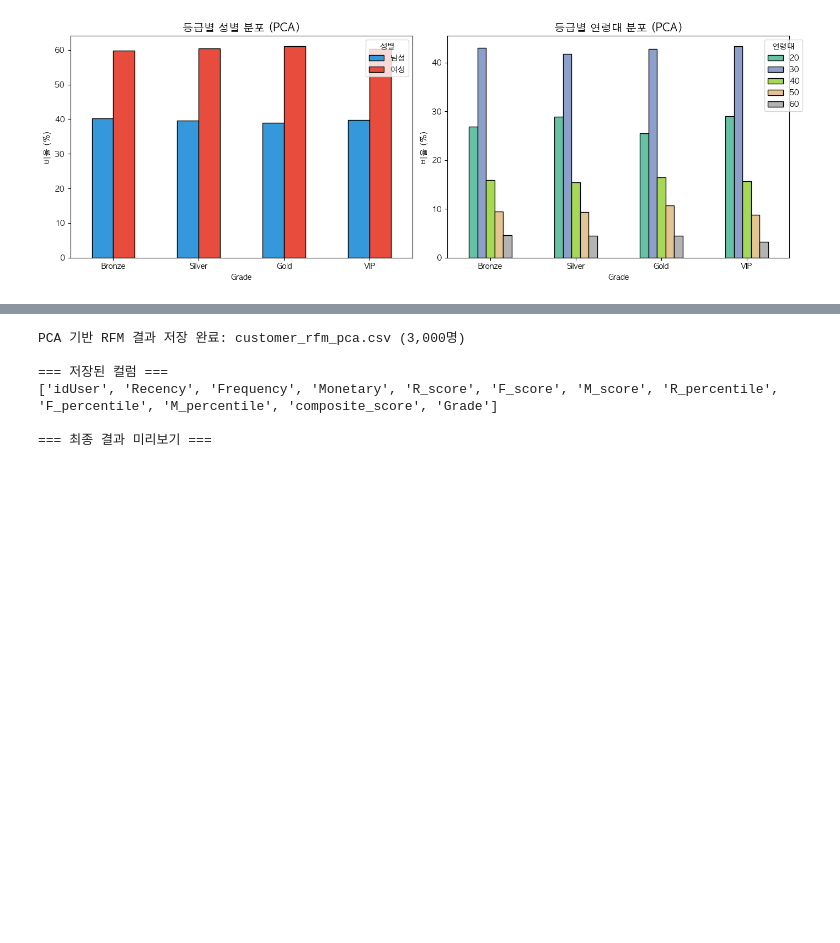
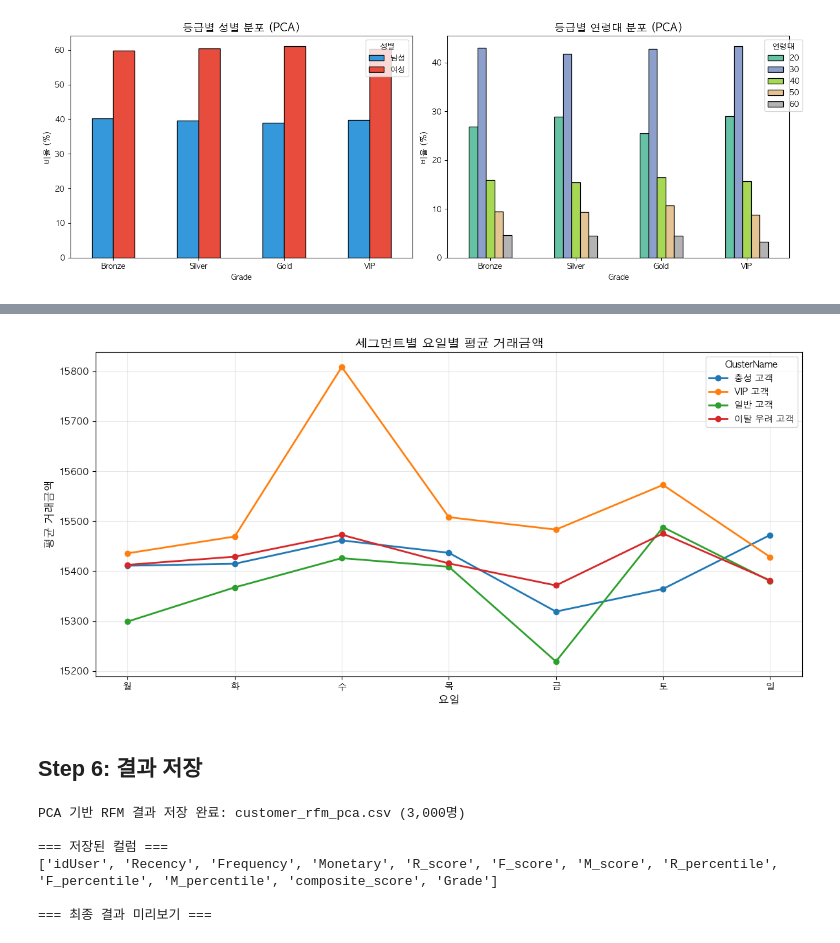
Before and after one commit to wjdwhddls/Bigdata, a Jupyter notebook: analysis/RFM.ipynb, the cells around one changed output, grey strips where cells are left out. Saved outputs shown, nothing was run; the diff lists cells and outputs as text; code cells hidden in the pictures; blank space fills up the shorter version.

```diff
--- a/analysis/RFM.ipynb
+++ b/analysis/RFM.ipynb
@@ -1232,3 +498,34 @@ plt.show()
+# %%
+# =============================================
+# Step 5-7: 시각화 - 세그먼트별 요일별 평균 거래금액
+# =============================================
+
+day_order = ['월', '화', '수', '목', '금', '토', '일']
+day_map = {0: '월', 1: '화', 2: '수', 3: '목', 4: '금', 5: '토', 6: '일'}
+
+df_with_grade['DayOfWeek'] = df_with_grade['OrderDT'].dt.dayofweek.map(day_map)
+
+# 세그먼트별 요일별 평균 거래금액
+dow_avg = df_with_grade.groupby(['ClusterName', 'DayOfWeek'])['Price'].mean().reset_index()
+
+fig, ax = plt.subplots(figsize=(12, 6))
+
+for name in ['충성 고객', 'VIP 고객', '일반 고객', '이탈 우려 고객']:
+    subset = dow_avg[dow_avg['ClusterName'] == name]
+    subset = subset.set_index('DayOfWeek').reindex(day_order).reset_index()
+    ax.plot(subset['DayOfWeek'], subset['Price'], marker='o', label=name, linewidth=2)
+
+ax.set_xlabel('요일', fontsize=12)
+ax.set_ylabel('평균 거래금액', fontsize=12)
+ax.set_title('세그먼트별 요일별 평균 거래금액', fontsize=14, fontweight='bold')
+ax.legend(title='ClusterName')
+ax.grid(True, alpha=0.3)
+plt.tight_layout()
+plt.show()
+# %% [output]
+[figure, added]
+# %% [markdown]
+## Step 6: 결과 저장
 # %%
 # =============================================
 # Step 6: 결과 저장 (PCA 가중치 버전)
```
Also changed, not shown: parts of 36 cells of this notebook, 1 other file.
